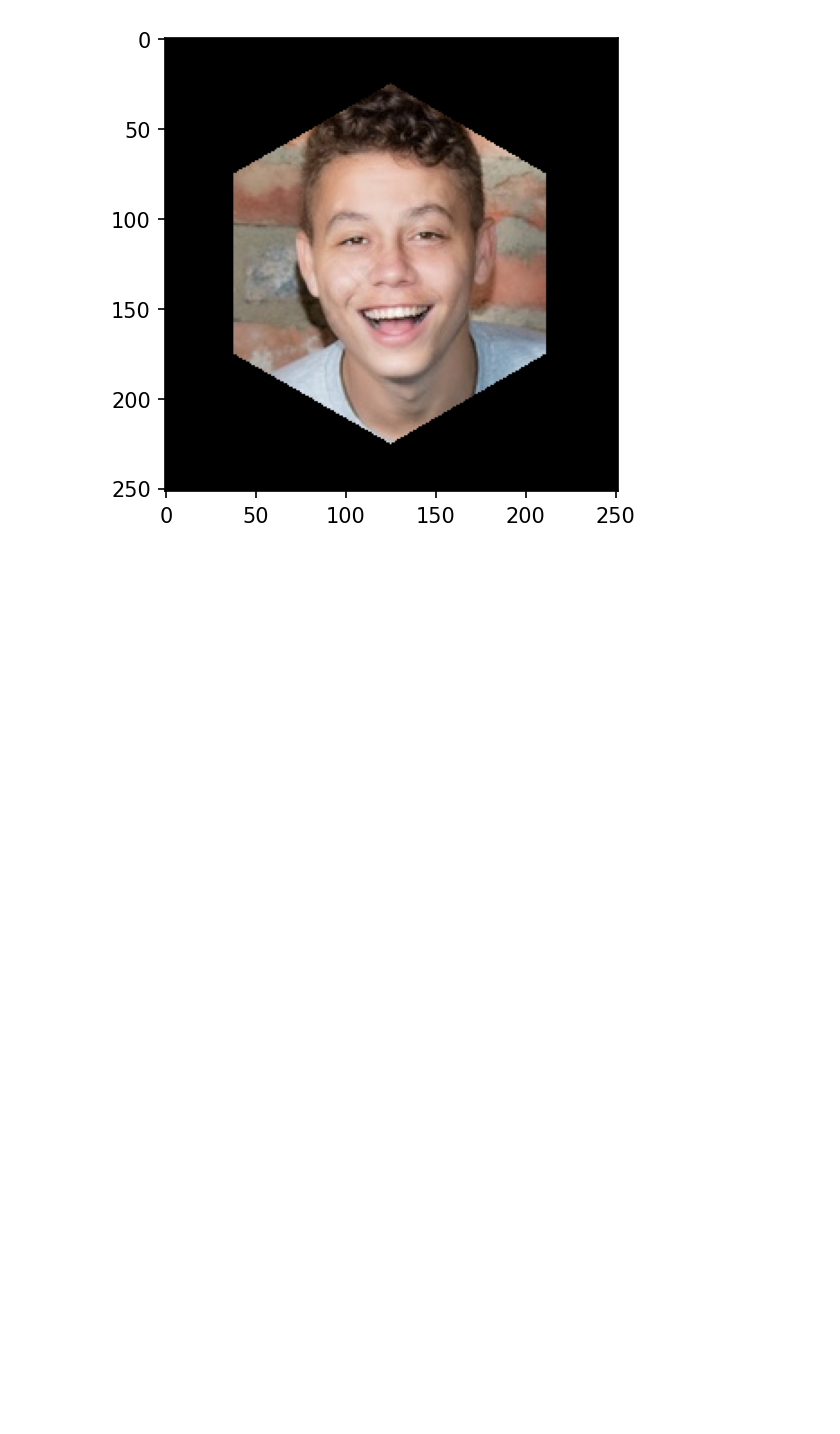
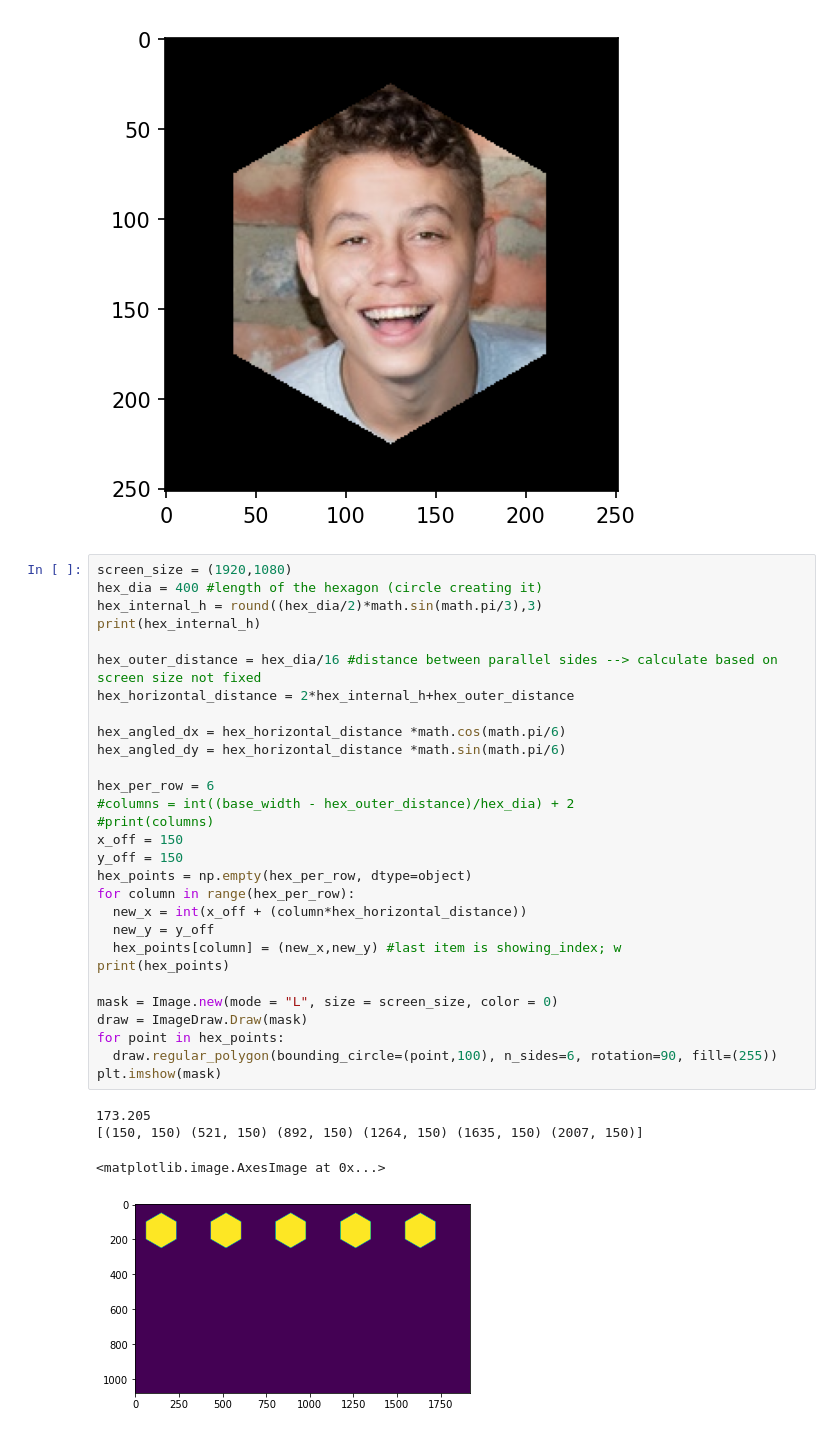
Before and after one commit to mgoetze06/fotobooth, a Jupyter notebook: cvml/fotobox-cvml.ipynb, the cells around one changed output. Drawn from its saved outputs; the diff is of its cells as text; blank space fills up the shorter version.

Commit message:
started hex points array calculation for displaying in gallery mode in post processing of face recognition

```diff
--- a/cvml/fotobox-cvml.ipynb
+++ b/cvml/fotobox-cvml.ipynb
@@ -438,3 +438,37 @@ plt.imshow(im)
 <matplotlib.image.AxesImage at 0x...>
 [figure]
 [figure]
+# %%
+screen_size = (1920,1080)
+hex_dia = 400 #length of the hexagon (circle creating it)
+hex_internal_h = round((hex_dia/2)*math.sin(math.pi/3),3)
+print(hex_internal_h)
+
+hex_outer_distance = hex_dia/16 #distance between parallel sides --> calculate based on screen size not fixed
+hex_horizontal_distance = 2*hex_internal_h+hex_outer_distance
+
+hex_angled_dx = hex_horizontal_distance *math.cos(math.pi/6)
+hex_angled_dy = hex_horizontal_distance *math.sin(math.pi/6)
+
+hex_per_row = 6
+#columns = int((base_width - hex_outer_distance)/hex_dia) + 2
+#print(columns)
+x_off = 150
+y_off = 150
+hex_points = np.empty(hex_per_row, dtype=object)
+for column in range(hex_per_row):
+  new_x = int(x_off + (column*hex_horizontal_distance))
+  new_y = y_off
+  hex_points[column] = (new_x,new_y) #last item is showing_index; w
+print(hex_points)
+
+mask = Image.new(mode = "L", size = screen_size, color = 0)
+draw = ImageDraw.Draw(mask)
+for point in hex_points:
+  draw.regular_polygon(bounding_circle=(point,100), n_sides=6, rotation=90, fill=(255))
+plt.imshow(mask)
+# %% [output]
+173.205
+[(150, 150) (521, 150) (892, 150) (1264, 150) (1635, 150) (2007, 150)]
+<matplotlib.image.AxesImage at 0x...>
+[figure, added]
```
Also changed, not shown: parts of 1 cell of this notebook.
